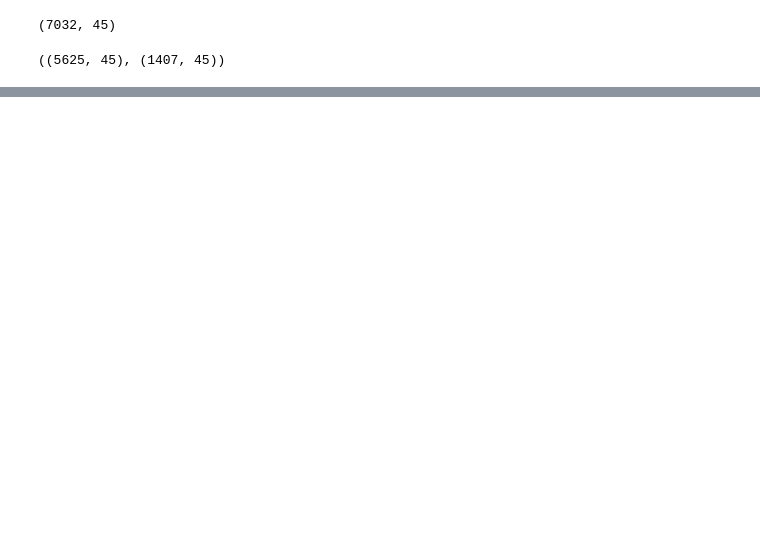
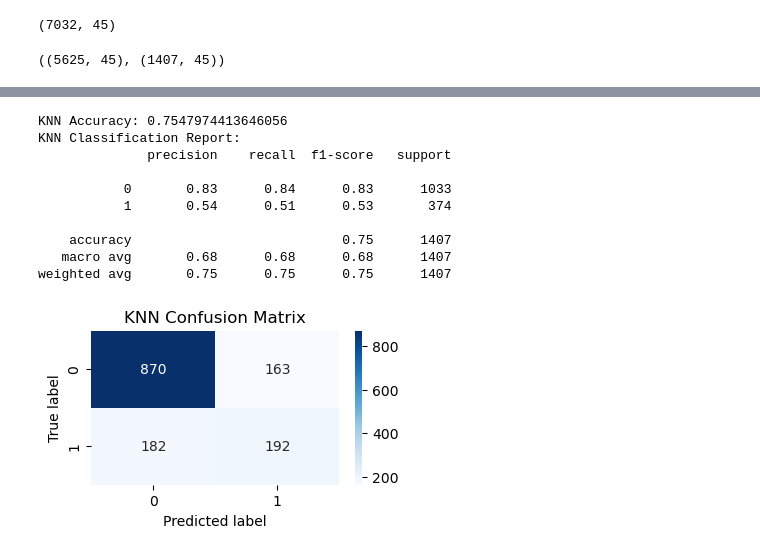
Before and after one commit to makina0928/Getting-started-with-ML, a Jupyter notebook: MODEL_TRAINING.ipynb, the cells around one changed output, grey strips where cells are left out. Cells and saved outputs as stored; diff of their text form; code cells hidden in the pictures; blank space fills up the shorter version.

```diff
--- a/MODEL_TRAINING.ipynb
+++ b/MODEL_TRAINING.ipynb
@@ -210,0 +194,41 @@ NameError: name 'model_train_accuracy' is not defined
+# %%
+from sklearn.neighbors import KNeighborsClassifier
+from sklearn.metrics import classification_report
+
+knn = KNeighborsClassifier()
+knn.fit(X_train, y_train)
+y_pred = knn.predict(X_test)
+
+# Compute accuracy
+accuracy = accuracy_score(y_test, y_pred)
+print("KNN Accuracy:", accuracy)
+
+# Compute precision, recall, and F1-score
+report = classification_report(y_test, y_pred)
+print("KNN Classification Report:")
+print(report)
+
+# Create confusion matrix
+cm = confusion_matrix(y_test, y_pred)
+
+# Plot confusion matrix
+plt.figure(figsize=(4, 2))
+sns.heatmap(cm, annot=True, cmap="Blues", fmt="d")
+plt.title("KNN Confusion Matrix")
+plt.xlabel("Predicted label")
+plt.ylabel("True label")
+plt.show()
+
+# Plot feature importance (not applicable for KNN)
+# %% [output]
+KNN Accuracy: 0.7547974413646056
+KNN Classification Report:
+              precision    recall  f1-score   support
+
+           0       0.83      0.84      0.83      1033
+           1       0.54      0.51      0.53       374
+
+    accuracy                           0.75      1407
+   macro avg       0.68      0.68      0.68      1407
+weighted avg       0.75      0.75      0.75      1407
+[figure, added]
```
Also changed, not shown: parts of 24 cells of this notebook, 1 other file.
